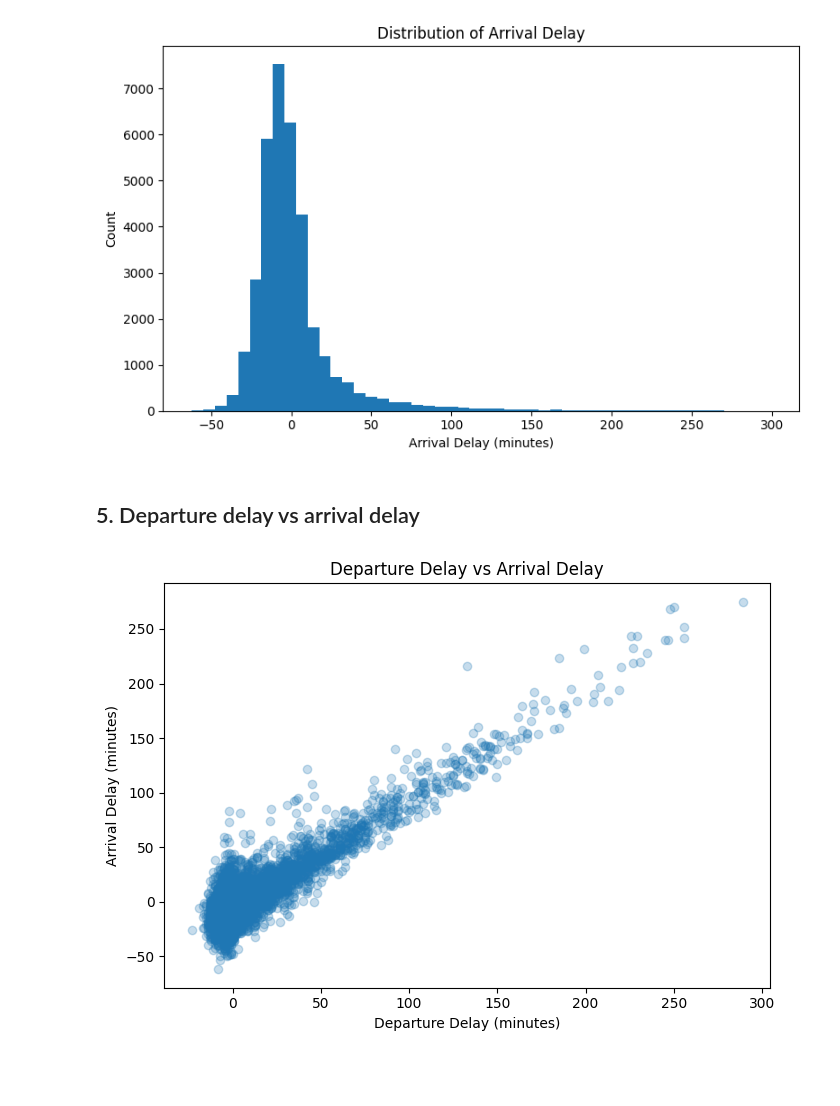
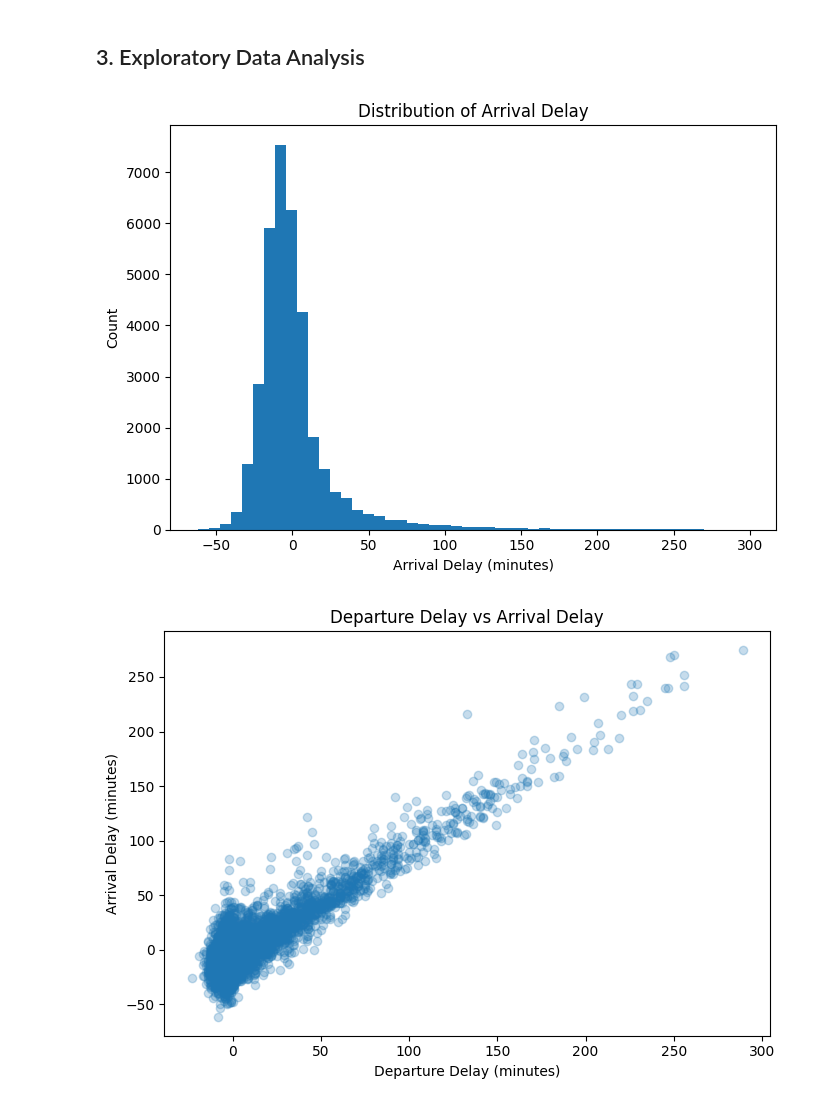
Before and after one commit to yilingx-333/flight-delay-prediction, a Jupyter notebook: src/results.ipynb, the cells around one changed output. Saved outputs shown, nothing was run; the diff lists cells and outputs as text; code cells hidden in the pictures; blank space fills up the shorter version.

```diff
--- a/src/results.ipynb
+++ b/src/results.ipynb
@@ -42,6 +81,6 @@ df.head()
 # %%
+df = pd.read_csv(FINAL_DATASET_PATH)
 print(f'Dataset shape: {df.shape[0]:,} rows x {df.shape[1]} columns')
-display(df.info())
-display(df.select_dtypes(include='number').describe())
+df.head()
 # %% [output]
 Dataset shape: 35,358 rows x 18 columns
@@ -99,15 +124,15 @@ display(missing.to_frame('missing_count'))
+# %% [markdown]
+## 3. Exploratory Data Analysis
 # %%
-plt.figure(figsize=(8, 5))
+plt.figure(figsize=(7, 5))
 plt.hist(df['arr_delay'], bins=50)
 plt.title('Distribution of Arrival Delay')
 plt.xlabel('Arrival Delay (minutes)')
 plt.ylabel('Count')
 plt.tight_layout()
 plt.show()
 # %% [output]
-[figure, old version]
+[figure, new version]
-# %% [markdown]
-## 5. Departure delay vs arrival delay
 # %%
 sample = df[['dep_delay', 'arr_delay']].dropna()
 if len(sample) > 8000:
```
Also changed, not shown: parts of 27 cells of this notebook, 5 other files.
